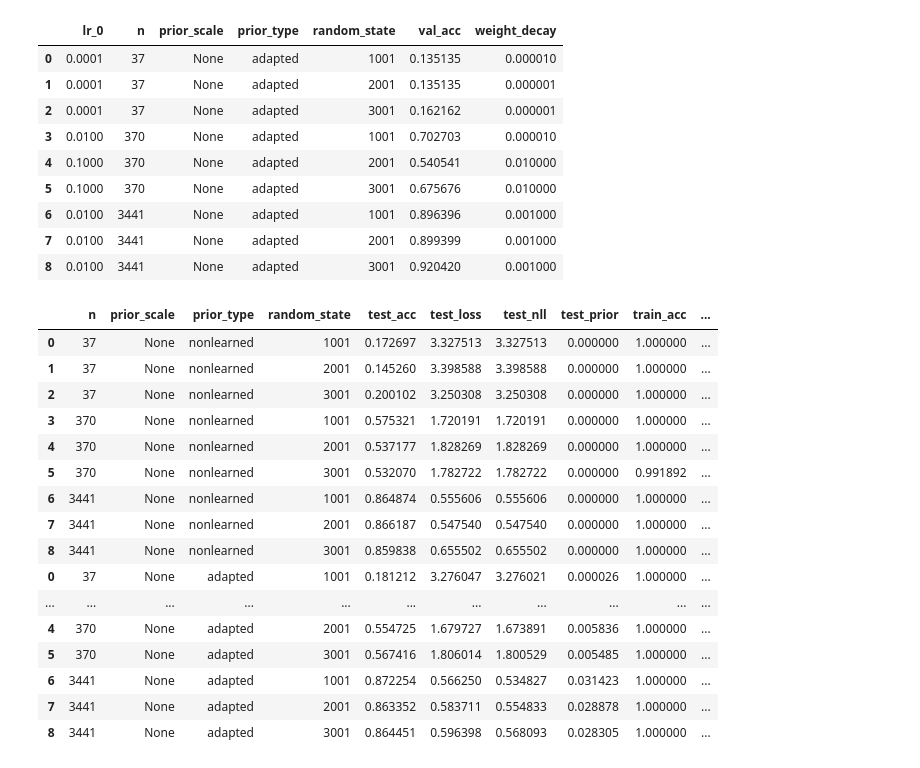
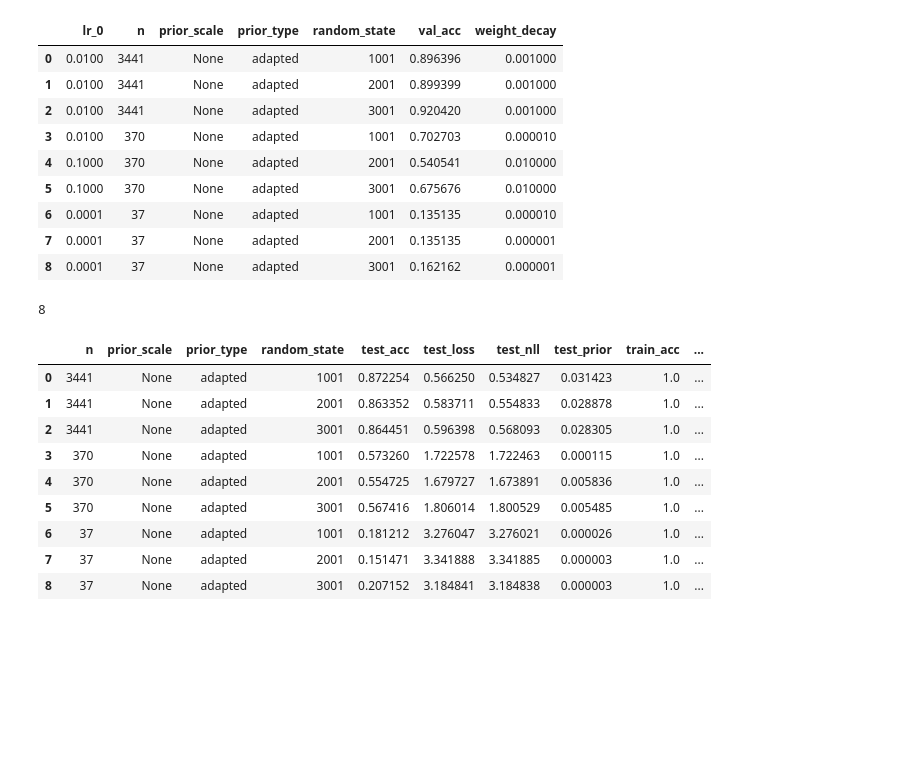
Before and after one commit to tufts-ml/bdl-transfer-learning, a Jupyter notebook: notebooks/OXPETS.ipynb, the cells around one changed output. Drawn from its saved outputs; the diff is of its cells as text; code cells hidden in the pictures; blank space fills up the shorter version.

Commit message:
all OXPETS results are in

```diff
--- a/notebooks/OXPETS.ipynb
+++ b/notebooks/OXPETS.ipynb
@@ -141,45 +248,57 @@ nonlearned_hyperparameters
 # %%
+####### Find the best hypers for nonlearned
 experiments_path = '/cluster/tufts/hugheslab/eharve06/bdl-transfer-learning/experiments/tuned_OXPETS'
 lr_0s = np.logspace(-1, -4, num=4)
-ns = [37, 370, 3441]
 prior_scales = [None]
 prior_type = 'adapted'
+ns = [3441, 370, 37]
 random_states = [1001, 2001, 3001]
 weight_decays = np.append(np.logspace(-2, -6, num=5), 0)
 adapted_hyperparameters = get_best_hyperparameters(experiments_path, lr_0s, ns, prior_scales, prior_type, random_states, weight_decays)
 adapted_hyperparameters
 # %% [output]
 |  | lr_0 | n | prior_scale | prior_type | random_state | val_acc | weight_decay |
-| 0 | 0.0001 | 37 | None | adapted | 1001 | 0.135135 | 0.000010 |
-| 1 | 0.0001 | 37 | None | adapted | 2001 | 0.135135 | 0.000001 |
-| 2 | 0.0001 | 37 | None | adapted | 3001 | 0.162162 | 0.000001 |
+| 0 | 0.0100 | 3441 | None | adapted | 1001 | 0.896396 | 0.001000 |
+| 1 | 0.0100 | 3441 | None | adapted | 2001 | 0.899399 | 0.001000 |
+| 2 | 0.0100 | 3441 | None | adapted | 3001 | 0.920420 | 0.001000 |
 | 3 | 0.0100 | 370 | None | adapted | 1001 | 0.702703 | 0.000010 |
 | 4 | 0.1000 | 370 | None | adapted | 2001 | 0.540541 | 0.010000 |
 | 5 | 0.1000 | 370 | None | adapted | 3001 | 0.675676 | 0.010000 |
-| 6 | 0.0100 | 3441 | None | adapted | 1001 | 0.896396 | 0.001000 |
-| 7 | 0.0100 | 3441 | None | adapted | 2001 | 0.899399 | 0.001000 |
-| 8 | 0.0100 | 3441 | None | adapted | 3001 | 0.920420 | 0.001000 |
+| 6 | 0.0001 | 37 | None | adapted | 1001 | 0.135135 | 0.000010 |
+| 7 | 0.0001 | 37 | None | adapted | 2001 | 0.135135 | 0.000001 |
+| 8 | 0.0001 | 37 | None | adapted | 3001 | 0.162162 | 0.000001 |
+# %%
+####### Make new run commands with the best hypers
+dataset_path = '../oxpets_dataset'
+experiments_path = '/cluster/tufts/hugheslab/eharve06/bdl-transfer-learning/experiments/retrained_OXPETS'
+prior_path = '/cluster/tufts/hugheslab/eharve06/resnet50_ssl_prior'
+prior_type = 'adapted'
+wandb_project = 'retrained_OXPETS'
+
+
+count = -1
+for row_index, row in adapted_hyperparameters.iterrows():
+    count += 1
+    model_name = '{}_lr_0={}_n={}_random_state={}_weight_decay={}'\
+    .format(prior_type, row.lr_0, int(row.n), int(row.random_state), row.weight_decay)
+#     print('    "python ../src/OXPETS_main.py --dataset_path=\'{}\' --experiments_path=\'{}\' --lr_0={} --model_name=\'{}\' --n={} --prior_path=\'{}\' --prior_type=\'{}\' --random_state={} --wandb --wandb_project=\'{}\' --weight_decay={}"'\
+#           .format(dataset_path, experiments_path, row.lr_0, model_name, int(row.n), prior_path, prior_type, int(row.random_state), wandb_project, row.weight_decay))
+print(count)
+# %% [output]
+8
 # %%
+##### nonlearned results
 experiments_path = '/cluster/tufts/hugheslab/eharve06/bdl-transfer-learning/experiments/retrained_OXPETS'
-nonlearned_results = get_results(nonlearned_hyperparameters, experiments_path)
-adapted_results = get_results(adapted_hyperparameters, experiments_path)
-results = pd.concat([nonlearned_results, adapted_results])
+results = get_results(adapted_hyperparameters, experiments_path)
 results
 # %% [output]
 |  | n | prior_scale | prior_type | random_state | test_acc | test_loss | test_nll | test_prior | train_acc | ... |
-| 0 | 37 | None | nonlearned | 1001 | 0.172697 | 3.327513 | 3.327513 | 0.000000 | 1.000000 | ... |
-| 1 | 37 | None | nonlearned | 2001 | 0.145260 | 3.398588 | 3.398588 | 0.000000 | 1.000000 | ... |
-| 2 | 37 | None | nonlearned | 3001 | 0.200102 | 3.250308 | 3.250308 | 0.000000 | 1.000000 | ... |
-| 3 | 370 | None | nonlearned | 1001 | 0.575321 | 1.720191 | 1.720191 | 0.000000 | 1.000000 | ... |
-| 4 | 370 | None | nonlearned | 2001 | 0.537177 | 1.828269 | 1.828269 | 0.000000 | 1.000000 | ... |
-| 5 | 370 | None | nonlearned | 3001 | 0.532070 | 1.782722 | 1.782722 | 0.000000 | 0.991892 | ... |
-| 6 | 3441 | None | nonlearned | 1001 | 0.864874 | 0.555606 | 0.555606 | 0.000000 | 1.000000 | ... |
-| 7 | 3441 | None | nonlearned | 2001 | 0.866187 | 0.547540 | 0.547540 | 0.000000 | 1.000000 | ... |
-| 8 | 3441 | None | nonlearned | 3001 | 0.859838 | 0.655502 | 0.655502 | 0.000000 | 1.000000 | ... |
-| 0 | 37 | None | adapted | 1001 | 0.181212 | 3.276047 | 3.276021 | 0.000026 | 1.000000 | ... |
-| ... | ... | ... | ... | ... | ... | ... | ... | ... | ... | ... |
-| 4 | 370 | None | adapted | 2001 | 0.554725 | 1.679727 | 1.673891 | 0.005836 | 1.000000 | ... |
-| 5 | 370 | None | adapted | 3001 | 0.567416 | 1.806014 | 1.800529 | 0.005485 | 1.000000 | ... |
-| 6 | 3441 | None | adapted | 1001 | 0.872254 | 0.566250 | 0.534827 | 0.031423 | 1.000000 | ... |
-| 7 | 3441 | None | adapted | 2001 | 0.863352 | 0.583711 | 0.554833 | 0.028878 | 1.000000 | ... |
-| 8 | 3441 | None | adapted | 3001 | 0.864451 | 0.596398 | 0.568093 | 0.028305 | 1.000000 | ... |
+| 0 | 3441 | None | adapted | 1001 | 0.872254 | 0.566250 | 0.534827 | 0.031423 | 1.0 | ... |
+| 1 | 3441 | None | adapted | 2001 | 0.863352 | 0.583711 | 0.554833 | 0.028878 | 1.0 | ... |
+| 2 | 3441 | None | adapted | 3001 | 0.864451 | 0.596398 | 0.568093 | 0.028305 | 1.0 | ... |
+| 3 | 370 | None | adapted | 1001 | 0.573260 | 1.722578 | 1.722463 | 0.000115 | 1.0 | ... |
+| 4 | 370 | None | adapted | 2001 | 0.554725 | 1.679727 | 1.673891 | 0.005836 | 1.0 | ... |
+| 5 | 370 | None | adapted | 3001 | 0.567416 | 1.806014 | 1.800529 | 0.005485 | 1.0 | ... |
+| 6 | 37 | None | adapted | 1001 | 0.181212 | 3.276047 | 3.276021 | 0.000026 | 1.0 | ... |
+| 7 | 37 | None | adapted | 2001 | 0.151471 | 3.341888 | 3.341885 | 0.000003 | 1.0 | ... |
+| 8 | 37 | None | adapted | 3001 | 0.207152 | 3.184841 | 3.184838 | 0.000003 | 1.0 | ... |
```
Also changed, not shown: parts of 31 cells of this notebook.
